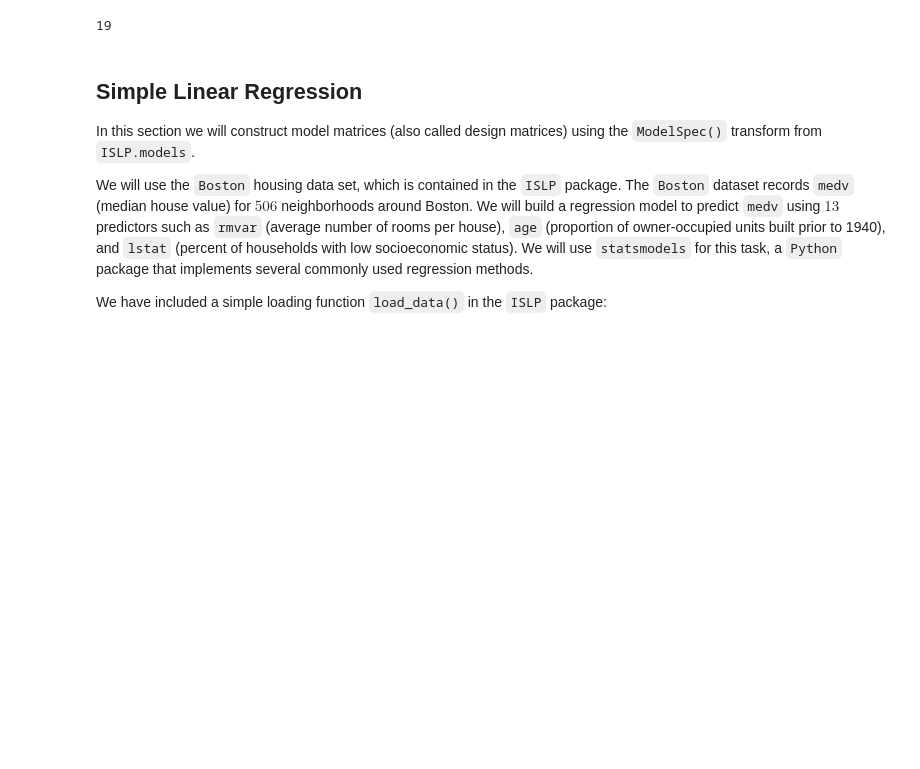
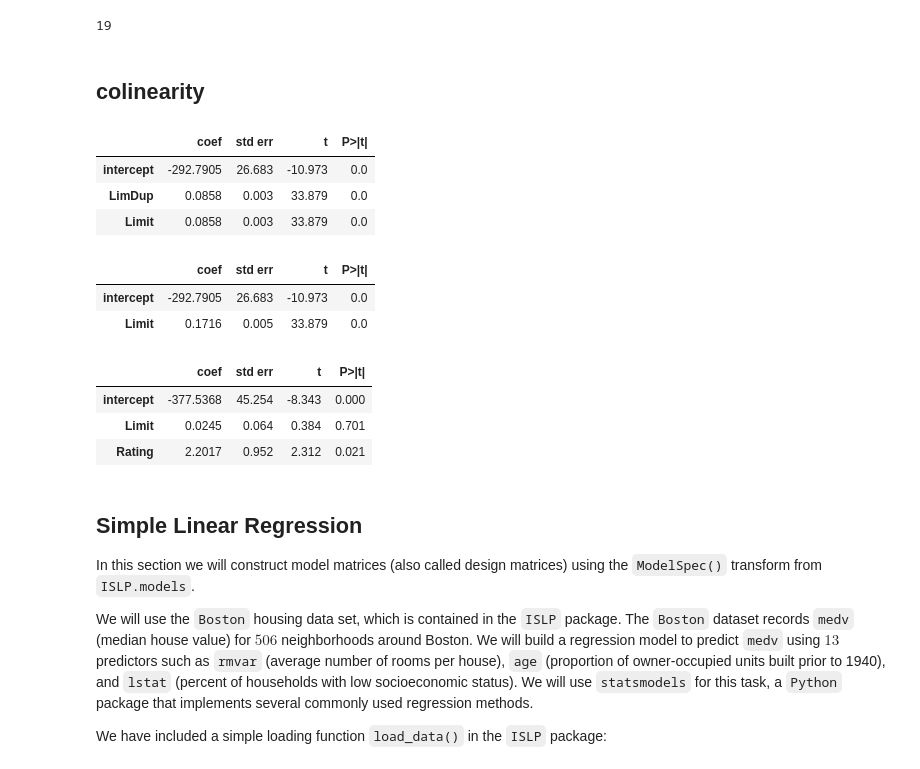
Before and after one commit to aminehd/ISLP_labs_amineh, a Jupyter notebook: Ch03-linreg-lab.ipynb, the cells around one changed output. Saved outputs shown, nothing was run; the diff lists cells and outputs as text; code cells hidden in the pictures; blank space fills up the shorter version.

```diff
--- a/Ch03-linreg-lab.ipynb
+++ b/Ch03-linreg-lab.ipynb
@@ -130,6 +130,43 @@ that can be used to compute the sum of the array `A` as can be seen by typing `A
 A.sum()
 # %% [output]
 19
+# %% [markdown]
+## colinearity
+# %%
+credit = load_data('Credit')
+credit.columns
+credit['LimDup'] = credit['Limit']
+X1 = MS(['LimDup', 'Limit']).fit_transform(credit)
+y = credit['Balance']
+model1 = sm.OLS(y, X1)
+result1 = model1.fit()
+
+X2 = MS(['Limit']).fit_transform(credit)
+model2 = sm.OLS(y, X2)
+result2 = model2.fit()
+X3 = MS(['Limit', 'Rating']).fit_transform(credit)
+model3 = sm.OLS(y, X3)
+result3 = model3.fit()
+# %%
+summarize(result1)
+# %% [output]
+|  | coef | std err | t | P>|t| |
+| intercept | -292.7905 | 26.683 | -10.973 | 0.0 |
+| LimDup | 0.0858 | 0.003 | 33.879 | 0.0 |
+| Limit | 0.0858 | 0.003 | 33.879 | 0.0 |
+# %%
+summarize(result2)
+# %% [output]
+|  | coef | std err | t | P>|t| |
+| intercept | -292.7905 | 26.683 | -10.973 | 0.0 |
+| Limit | 0.1716 | 0.005 | 33.879 | 0.0 |
+# %%
+summarize(result3)
+# %% [output]
+|  | coef | std err | t | P>|t| |
+| intercept | -377.5368 | 45.254 | -8.343 | 0.000 |
+| Limit | 0.0245 | 0.064 | 0.384 | 0.701 |
+| Rating | 2.2017 | 0.952 | 2.312 | 0.021 |
 # %% [markdown]
 ## Simple Linear Regression
 In this section we will  construct model
```
Also changed, not shown: parts of 1 cell of this notebook.
